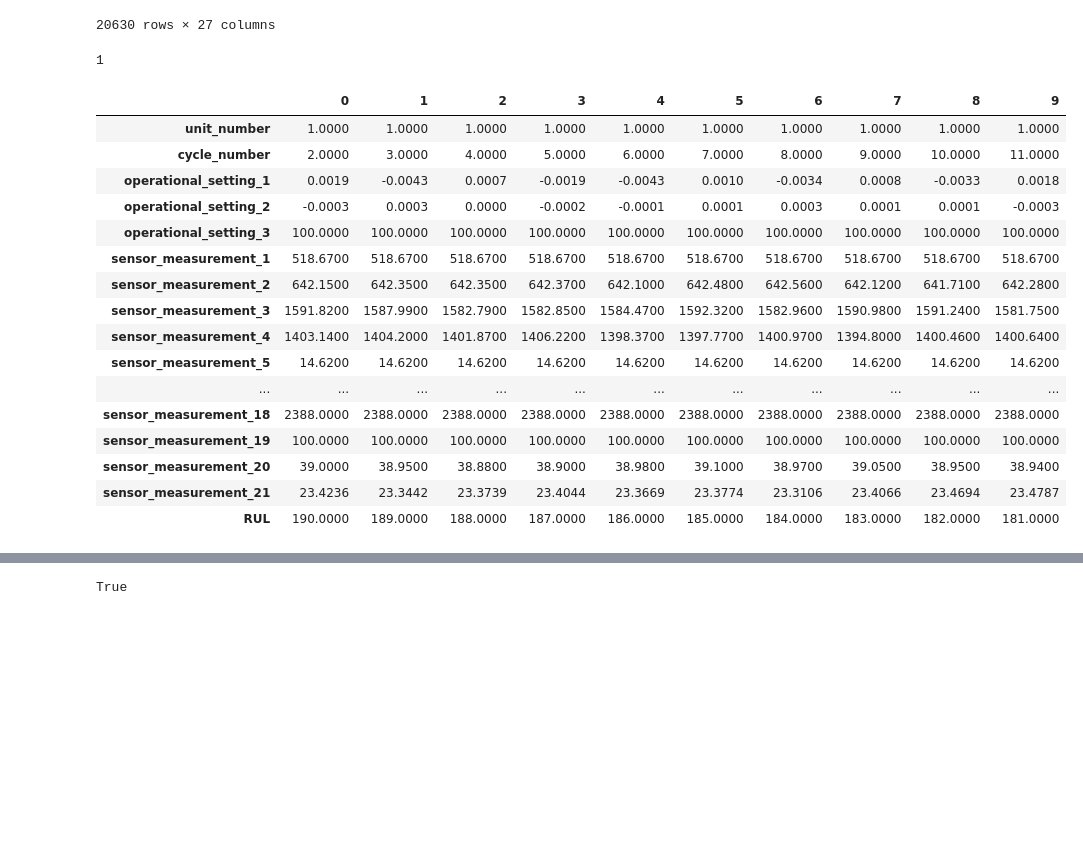
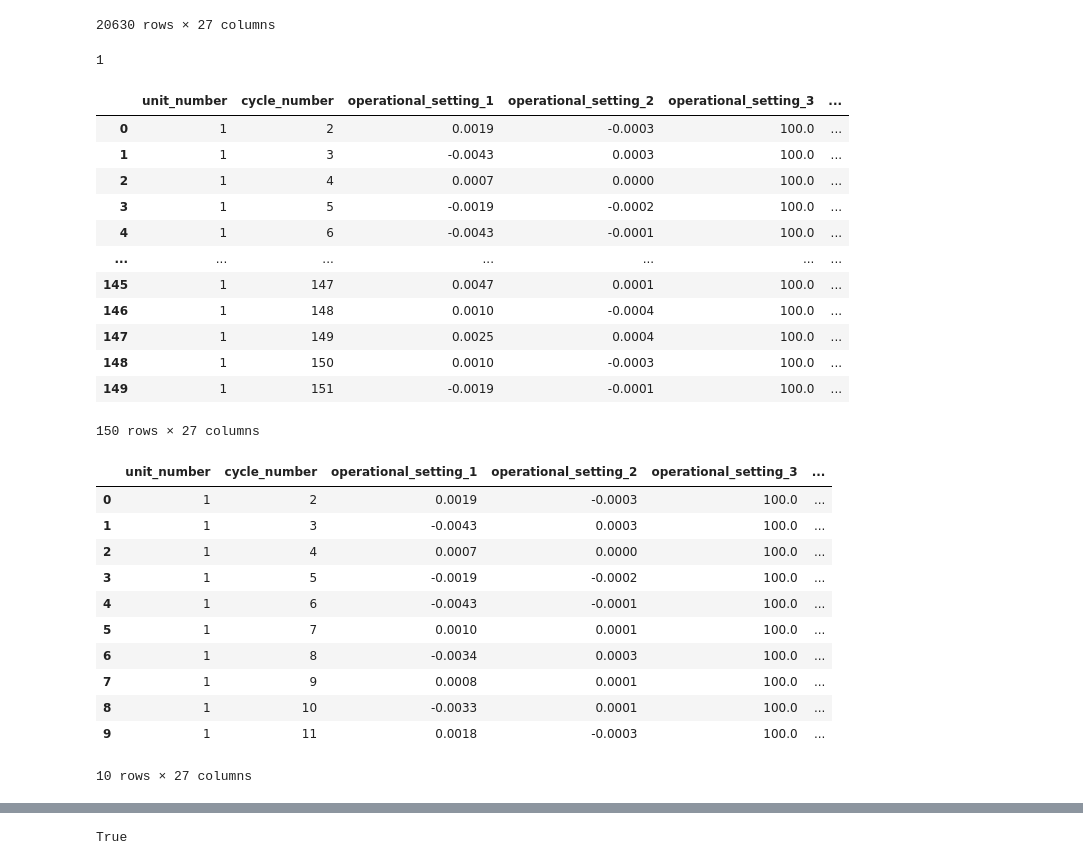
Before and after one commit to Jcardenas34/Predicting_Failure_NASA_Turbofan_Jet_Engine, a Jupyter notebook: notebooks/create_training_data.ipynb, the cells around one changed output, grey strips where cells are left out. Cells and saved outputs as stored; diff of their text form; code cells hidden in the pictures; blank space fills up the shorter version.

```diff
--- a/notebooks/create_training_data.ipynb
+++ b/notebooks/create_training_data.ipynb
@@ -101,35 +98,51 @@ df
 # window_size = 10
 # windows = [df.iloc[i:i+window_size] for i in range(len(df) - window_size + 1)]
 # windows
+# %%
+# Create a dataset for Unit 1 where the window is 10 cycles long
+window_size = 150
+unit=1
+print(unit)
+sub_sample = df[df["unit_number"]==unit]
+sub_sample=df.copy()
+# %% [output]
+1
+# %%
+i=0
+sub_sample.iloc[i:i+window_size]#[110:]
+# %% [output]
+|  | unit_number | cycle_number | operational_setting_1 | operational_setting_2 | operational_setting_3 | ... |
+| 0 | 1 | 2 | 0.0019 | -0.0003 | 100.0 | ... |
+| 1 | 1 | 3 | -0.0043 | 0.0003 | 100.0 | ... |
+| 2 | 1 | 4 | 0.0007 | 0.0000 | 100.0 | ... |
+| 3 | 1 | 5 | -0.0019 | -0.0002 | 100.0 | ... |
+| 4 | 1 | 6 | -0.0043 | -0.0001 | 100.0 | ... |
+| ... | ... | ... | ... | ... | ... | ... |
+| 145 | 1 | 147 | 0.0047 | 0.0001 | 100.0 | ... |
+| 146 | 1 | 148 | 0.0010 | -0.0004 | 100.0 | ... |
+| 147 | 1 | 149 | 0.0025 | 0.0004 | 100.0 | ... |
+| 148 | 1 | 150 | 0.0010 | -0.0003 | 100.0 | ... |
+| 149 | 1 | 151 | -0.0019 | -0.0001 | 100.0 | ... |
+150 rows × 27 columns
 # %%
-# Create a dataset for Unit 1 where the window is 10 cycles long
-window_size = 150
-unit=1
-print(unit)
-sub_sample = df[df["unit_number"]==unit]
-windows = [sub_sample.iloc[i:i+window_size].T.to_numpy() for i in range(len(sub_sample) - window_size + 1)]
+
+# Not transposing, pytorch prefers data for LSTM in (batch, timestep, features)
+windows = [sub_sample.iloc[i:i+window_size].to_numpy() for i in range(len(sub_sample) - window_size + 1)]
-# %% [output]
-1
 # %%
 # Comparing df to output
 window_start=0
-df.iloc[window_start:window_start+10].T
+df.iloc[window_start:window_start+10]
 # %% [output]
-|  | 0 | 1 | 2 | 3 | 4 | 5 | 6 | 7 | 8 | 9 |
-| unit_number | 1.0000 | 1.0000 | 1.0000 | 1.0000 | 1.0000 | 1.0000 | 1.0000 | 1.0000 | 1.0000 | 1.0000 |
-| cycle_number | 2.0000 | 3.0000 | 4.0000 | 5.0000 | 6.0000 | 7.0000 | 8.0000 | 9.0000 | 10.0000 | 11.0000 |
-| operational_setting_1 | 0.0019 | -0.0043 | 0.0007 | -0.0019 | -0.0043 | 0.0010 | -0.0034 | 0.0008 | -0.0033 | 0.0018 |
-| operational_setting_2 | -0.0003 | 0.0003 | 0.0000 | -0.0002 | -0.0001 | 0.0001 | 0.0003 | 0.0001 | 0.0001 | -0.0003 |
-| operational_setting_3 | 100.0000 | 100.0000 | 100.0000 | 100.0000 | 100.0000 | 100.0000 | 100.0000 | 100.0000 | 100.0000 | 100.0000 |
-| sensor_measurement_1 | 518.6700 | 518.6700 | 518.6700 | 518.6700 | 518.6700 | 518.6700 | 518.6700 | 518.6700 | 518.6700 | 518.6700 |
-| sensor_measurement_2 | 642.1500 | 642.3500 | 642.3500 | 642.3700 | 642.1000 | 642.4800 | 642.5600 | 642.1200 | 641.7100 | 642.2800 |
-| sensor_measurement_3 | 1591.8200 | 1587.9900 | 1582.7900 | 1582.8500 | 1584.4700 | 1592.3200 | 1582.9600 | 1590.9800 | 1591.2400 | 1581.7500 |
-| sensor_measurement_4 | 1403.1400 | 1404.2000 | 1401.8700 | 1406.2200 | 1398.3700 | 1397.7700 | 1400.9700 | 1394.8000 | 1400.4600 | 1400.6400 |
-| sensor_measurement_5 | 14.6200 | 14.6200 | 14.6200 | 14.6200 | 14.6200 | 14.6200 | 14.6200 | 14.6200 | 14.6200 | 14.6200 |
-| ... | ... | ... | ... | ... | ... | ... | ... | ... | ... | ... |
-| sensor_measurement_18 | 2388.0000 | 2388.0000 | 2388.0000 | 2388.0000 | 2388.0000 | 2388.0000 | 2388.0000 | 2388.0000 | 2388.0000 | 2388.0000 |
-| sensor_measurement_19 | 100.0000 | 100.0000 | 100.0000 | 100.0000 | 100.0000 | 100.0000 | 100.0000 | 100.0000 | 100.0000 | 100.0000 |
-| sensor_measurement_20 | 39.0000 | 38.9500 | 38.8800 | 38.9000 | 38.9800 | 39.1000 | 38.9700 | 39.0500 | 38.9500 | 38.9400 |
-| sensor_measurement_21 | 23.4236 | 23.3442 | 23.3739 | 23.4044 | 23.3669 | 23.3774 | 23.3106 | 23.4066 | 23.4694 | 23.4787 |
-| RUL | 190.0000 | 189.0000 | 188.0000 | 187.0000 | 186.0000 | 185.0000 | 184.0000 | 183.0000 | 182.0000 | 181.0000 |
+|  | unit_number | cycle_number | operational_setting_1 | operational_setting_2 | operational_setting_3 | ... |
+| 0 | 1 | 2 | 0.0019 | -0.0003 | 100.0 | ... |
+| 1 | 1 | 3 | -0.0043 | 0.0003 | 100.0 | ... |
+| 2 | 1 | 4 | 0.0007 | 0.0000 | 100.0 | ... |
+| 3 | 1 | 5 | -0.0019 | -0.0002 | 100.0 | ... |
+| 4 | 1 | 6 | -0.0043 | -0.0001 | 100.0 | ... |
+| 5 | 1 | 7 | 0.0010 | 0.0001 | 100.0 | ... |
+| 6 | 1 | 8 | -0.0034 | 0.0003 | 100.0 | ... |
+| 7 | 1 | 9 | 0.0008 | 0.0001 | 100.0 | ... |
+| 8 | 1 | 10 | -0.0033 | 0.0001 | 100.0 | ... |
+| 9 | 1 | 11 | 0.0018 | -0.0003 | 100.0 | ... |
+10 rows × 27 columns
 # %%
```
Also changed, not shown: parts of 11 cells of this notebook, 5 other files.
